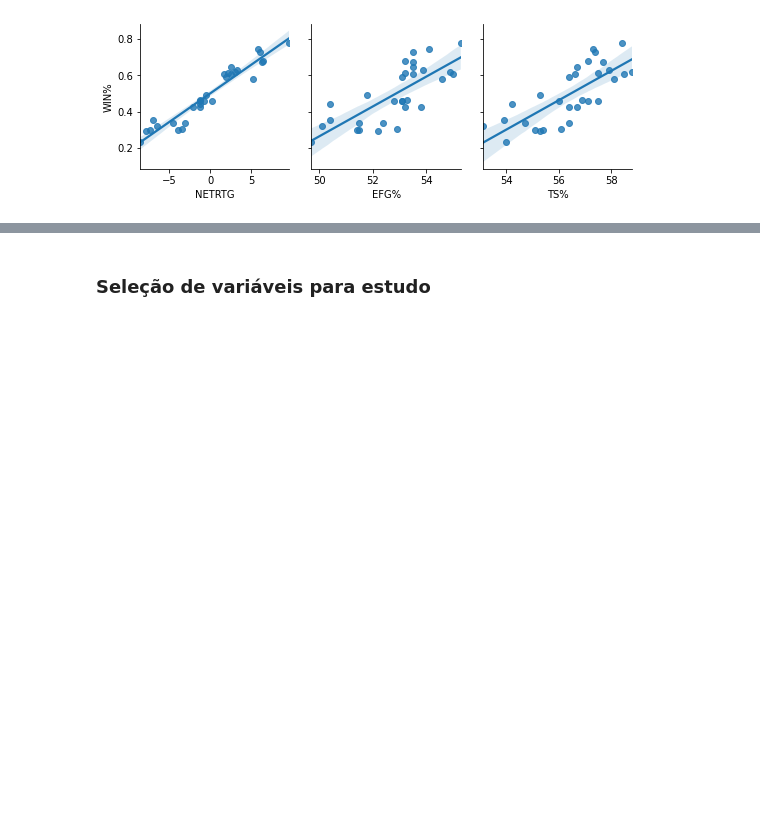
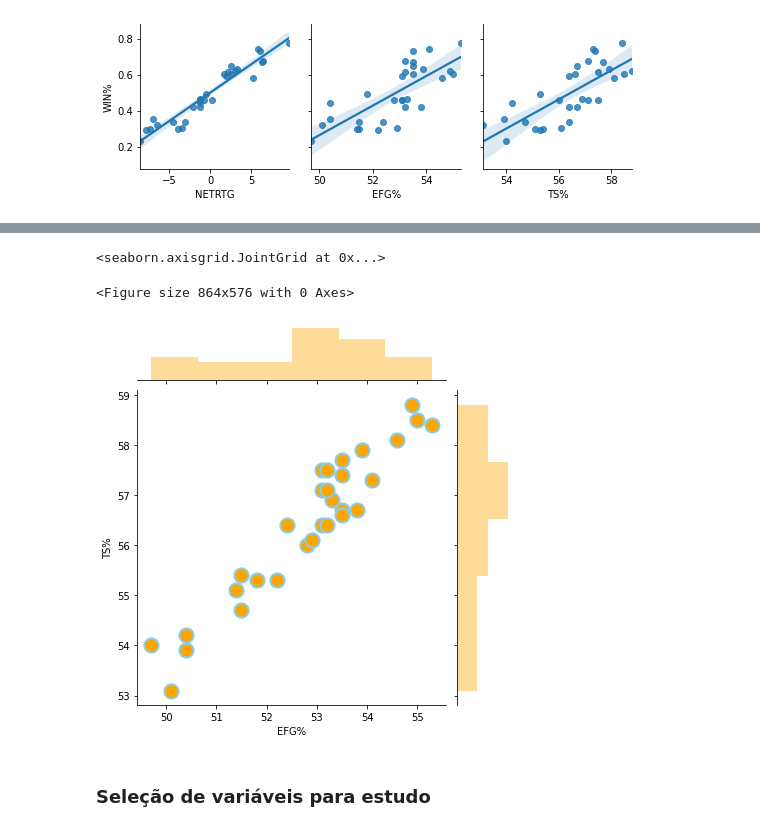
Before and after one commit to guizuccolotto-zz/Desempenho_Jogadores_NBA, a Jupyter notebook: Analise_NBA_Win.ipynb, the cells around one changed output, grey strips where cells are left out. Cells and saved outputs as stored; diff of their text form; code cells hidden in the pictures; blank space fills up the shorter version.

```diff
--- a/Analise_NBA_Win.ipynb
+++ b/Analise_NBA_Win.ipynb
@@ -119,3 +114,12 @@ fig.show()
+# %%
+plt.figure(figsize=(12,8))
+sns.jointplot(x="EFG%", y="TS%",
+                s=200, color='orange', edgecolor="skyblue", linewidth=2,
+                data=full, kind='scatter')
+# %% [output]
+<seaborn.axisgrid.JointGrid at 0x...>
+<Figure size 864x576 with 0 Axes>
+[figure, added]
 # %% [markdown]
 ### Seleção de variáveis para estudo
 # %% [markdown]
```
Also changed, not shown: parts of 17 cells of this notebook.
